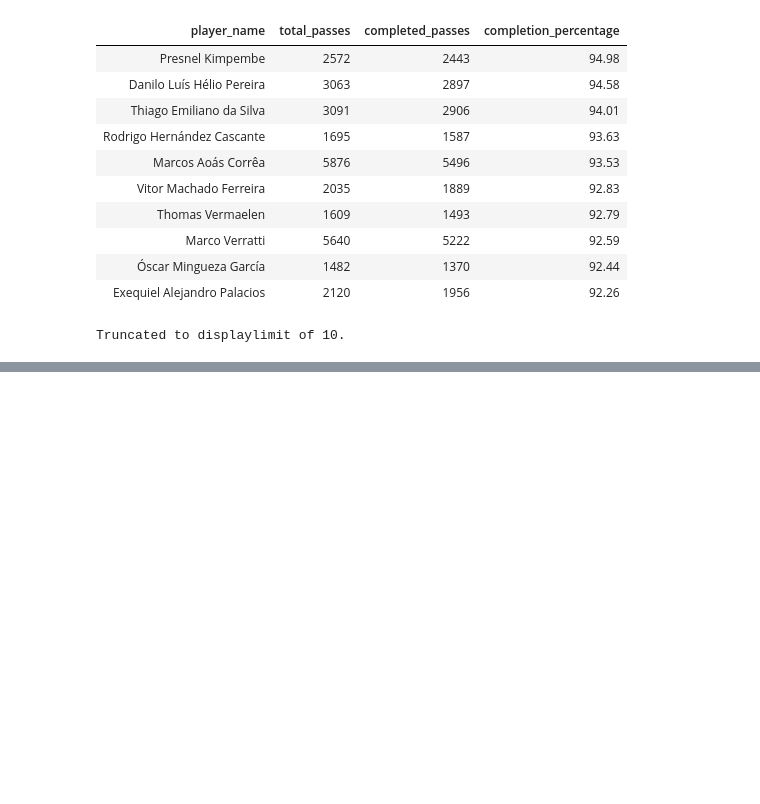
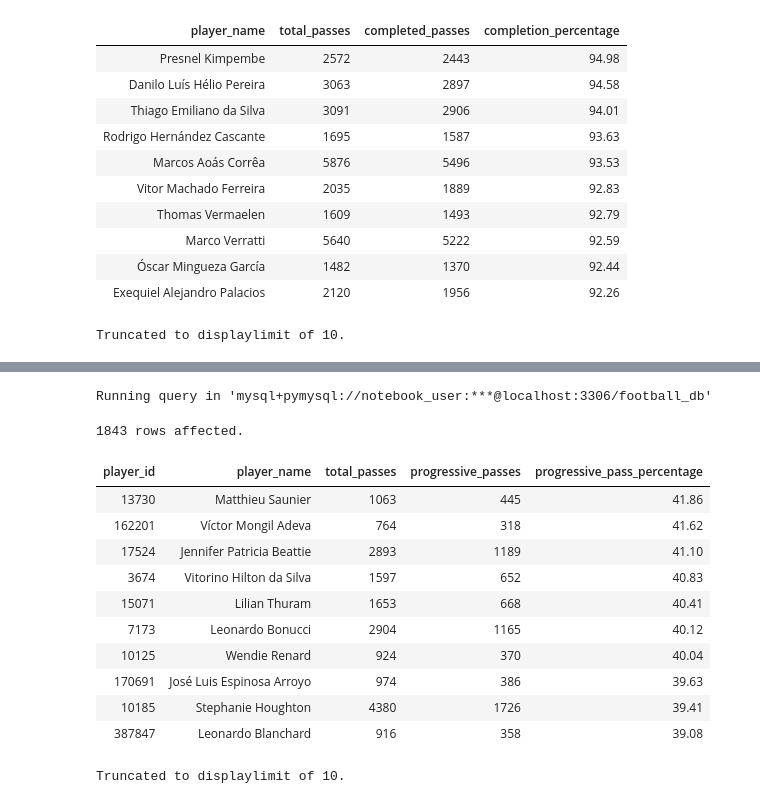
Before and after one commit to rahmahh53/Football_Player_Similarity_Analysis, a Jupyter notebook: notebooks/05_sql_explore_data.ipynb, the cells around one changed output, grey strips where cells are left out. Saved outputs shown, nothing was run; the diff lists cells and outputs as text; code cells hidden in the pictures; blank space fills up the shorter version.

```diff
--- a/notebooks/05_sql_explore_data.ipynb
+++ b/notebooks/05_sql_explore_data.ipynb
@@ -93,0 +211,23 @@ Truncated to displaylimit of 10.
+# %%
+%%sql
+
+select p.player_id, p.player_name, count(*) as total_passes,
+    sum(case when pa.outcome_id is null and pa.end_location_x - e.location_x >= 10 then 1 else 0 end) as progressive_passes,
+    round(100 * sum(case when pa.outcome_id is null and pa.end_location_x - e.location_x >= 10 then 1 else 0 end)/count(*), 2) as progressive_pass_percentage
+    from events as e join players as p on e.player_id = p.player_id join passes as pa on e.event_id = pa.event_id
+    where e.position_id <> 1 group by p.player_id, p.player_name having count(*) >= 500 order by progressive_pass_percentage desc;
+# %% [output]
+Running query in 'mysql+pymysql://notebook_user:***@localhost:3306/football_db'
+1843 rows affected.
+| player_id | player_name | total_passes | progressive_passes | progressive_pass_percentage |
+| 13730 | Matthieu Saunier | 1063 | 445 | 41.86 |
+| 162201 | Víctor Mongil Adeva | 764 | 318 | 41.62 |
+| 17524 | Jennifer Patricia Beattie | 2893 | 1189 | 41.10 |
+| 3674 | Vitorino Hilton da Silva | 1597 | 652 | 40.83 |
+| 15071 | Lilian Thuram | 1653 | 668 | 40.41 |
+| 7173 | Leonardo Bonucci | 2904 | 1165 | 40.12 |
+| 10125 | Wendie Renard | 924 | 370 | 40.04 |
+| 170691 | José Luis Espinosa Arroyo | 974 | 386 | 39.63 |
+| 10185 | Stephanie Houghton | 4380 | 1726 | 39.41 |
+| 387847 | Leonardo Blanchard | 916 | 358 | 39.08 |
+Truncated to displaylimit of 10.
```
Also changed, not shown: parts of 33 cells of this notebook, 3 other files.
